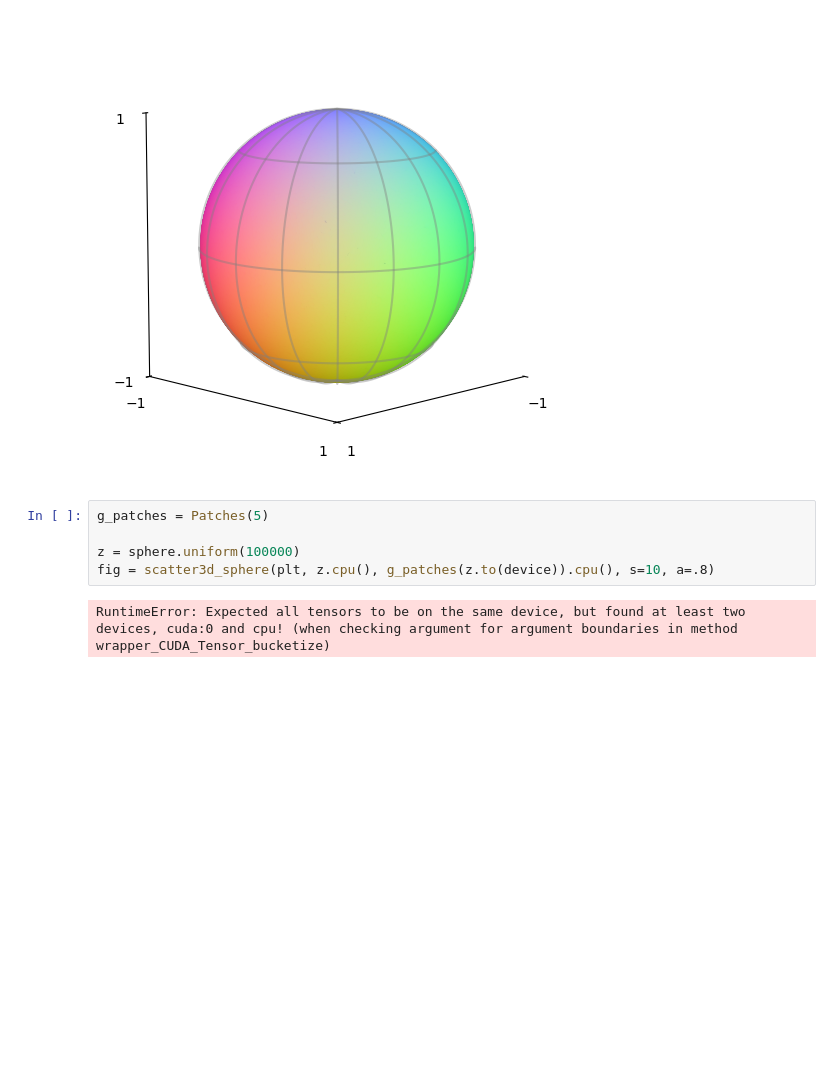
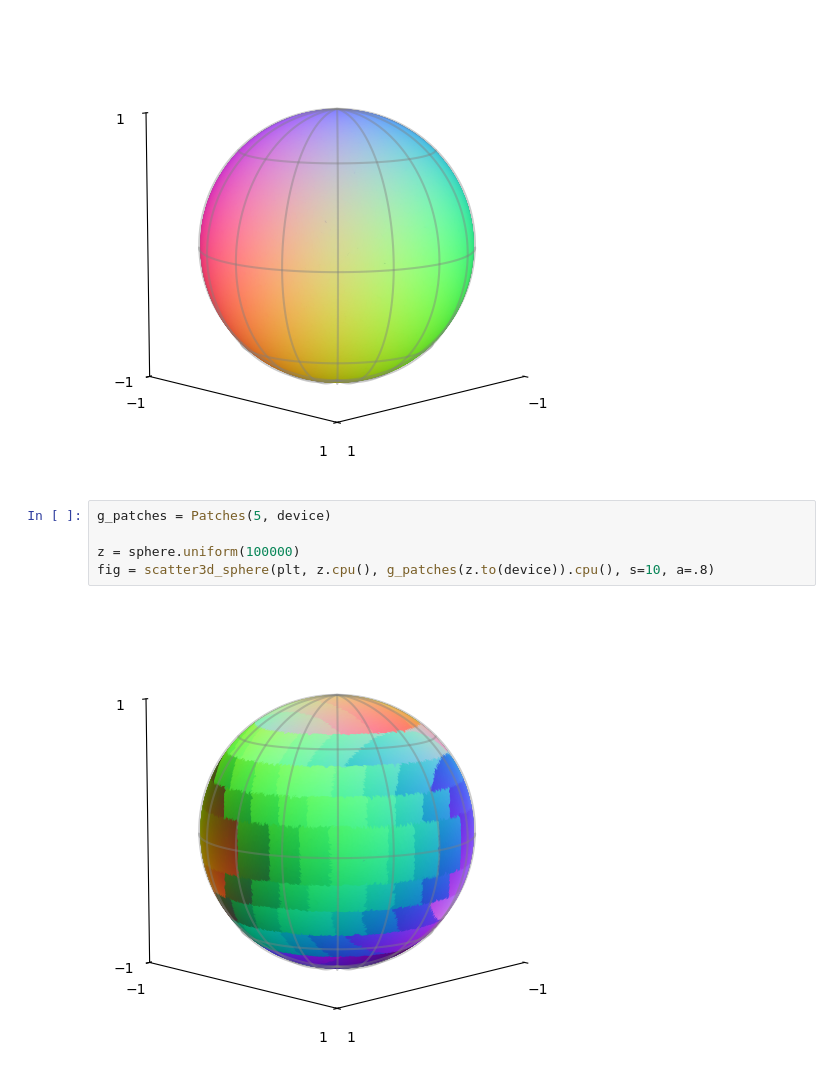
Before and after one commit to BosonicJustin/CLTheory, a Jupyter notebook: Reconstruction with Spirals and Patches.ipynb, the cells around one changed output. Drawn from its saved outputs; the diff is of its cells as text; blank space fills up the shorter version.

Commit message:
update spirals and patches

```diff
--- a/Reconstruction with Spirals and Patches.ipynb
+++ b/Reconstruction with Spirals and Patches.ipynb
@@ -111,12 +111,12 @@ fig = scatter3d_sphere(plt, z.cpu(), z.cpu(), s=10,a=0.8)
 [figure]
 [figure]
 # %%
-g_patches = Patches(5)
+g_patches = Patches(5, device)
 
 z = sphere.uniform(100000)
 fig = scatter3d_sphere(plt, z.cpu(), g_patches(z.to(device)).cpu(), s=10, a=.8)
 # %% [output]
-RuntimeError: Expected all tensors to be on the same device, but found at least two devices, cuda:0 and cpu! (when checking argument for argument boundaries in method wrapper_CUDA_Tensor_bucketize)
+[figure, added]
 # %%
 # Initialize the multi-layer perceptron used for encoding
 f_patches = get_mlp(
```
Also changed, not shown: parts of 3 cells of this notebook, 1 other file.
